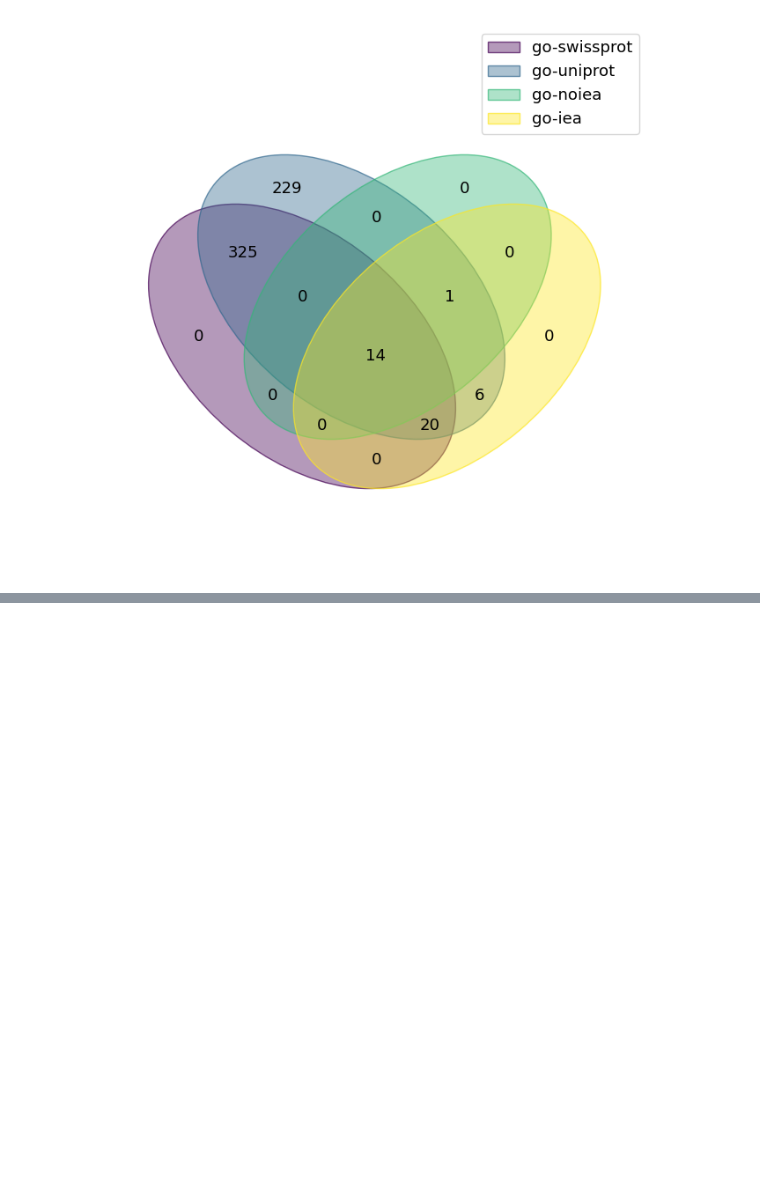
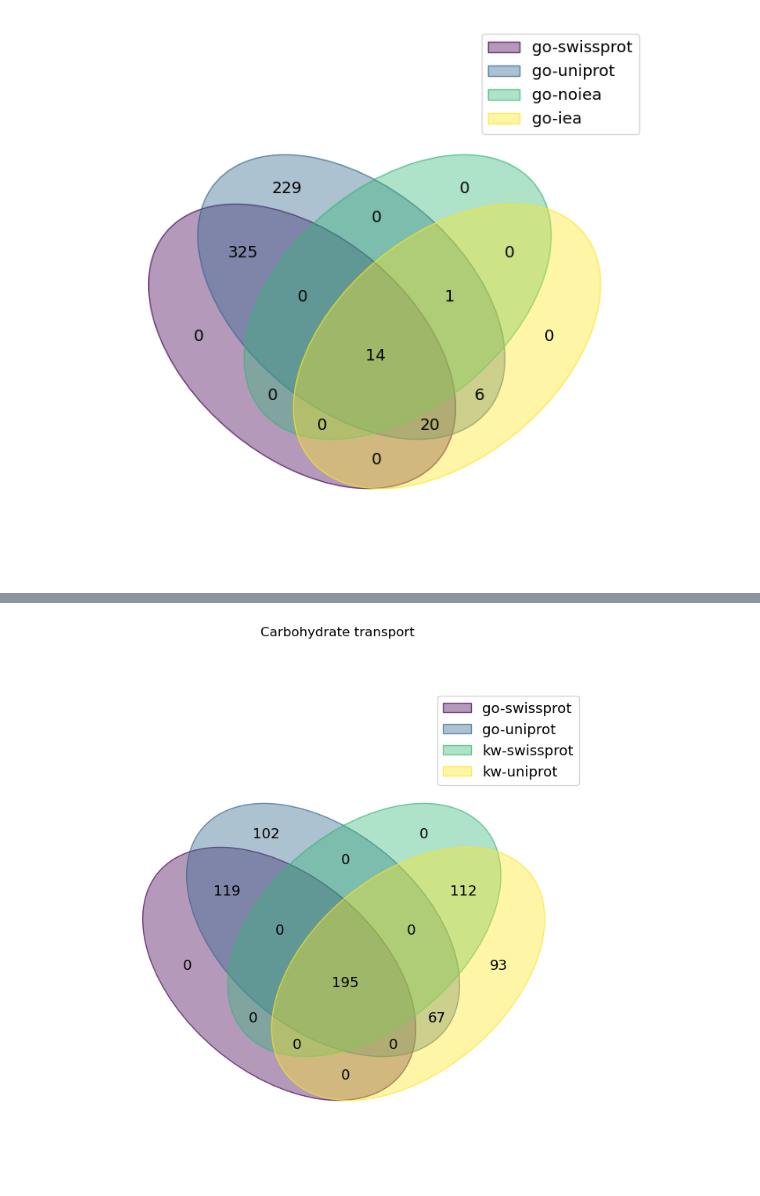
Before and after one commit to adenger/subpred4, a Jupyter notebook: notebooks/trembl_analysis.ipynb, the cells around one changed output, grey strips where cells are left out. Saved outputs shown, nothing was run; the diff lists cells and outputs as text; code cells hidden in the pictures; blank space fills up the shorter version.

```diff
--- a/notebooks/trembl_analysis.ipynb
+++ b/notebooks/trembl_analysis.ipynb
@@ -227,0 +335,6 @@ Transmembrane (KW-0812)
+# %%
+venn_plot_kw(carbohydrate_descendants, keywords["Sugar transport"])
+plt.suptitle("Carbohydrate transport")
+plt.show()
+# %% [output]
+[figure, added]
```
Also changed, not shown: parts of 30 cells of this notebook.
